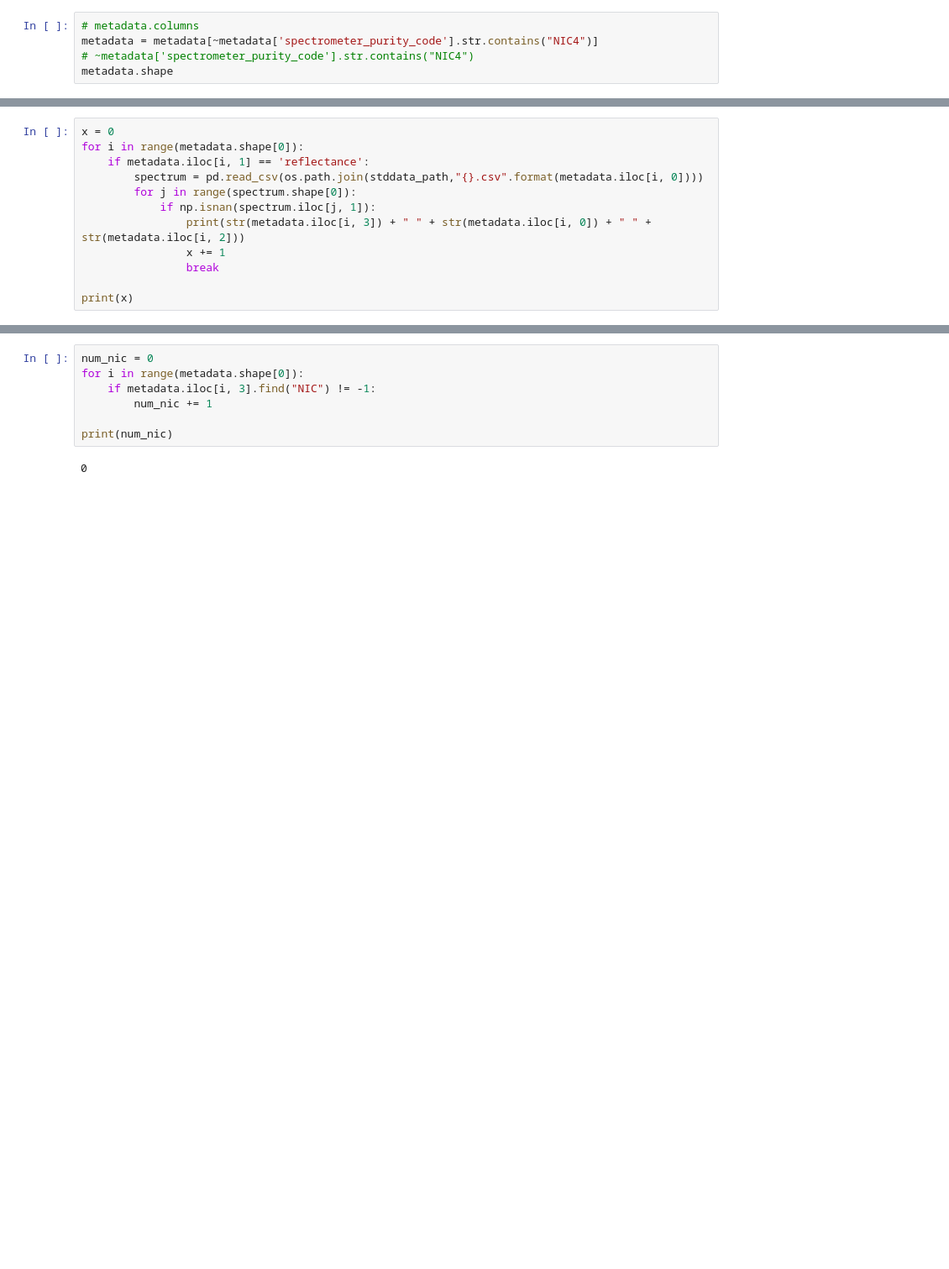
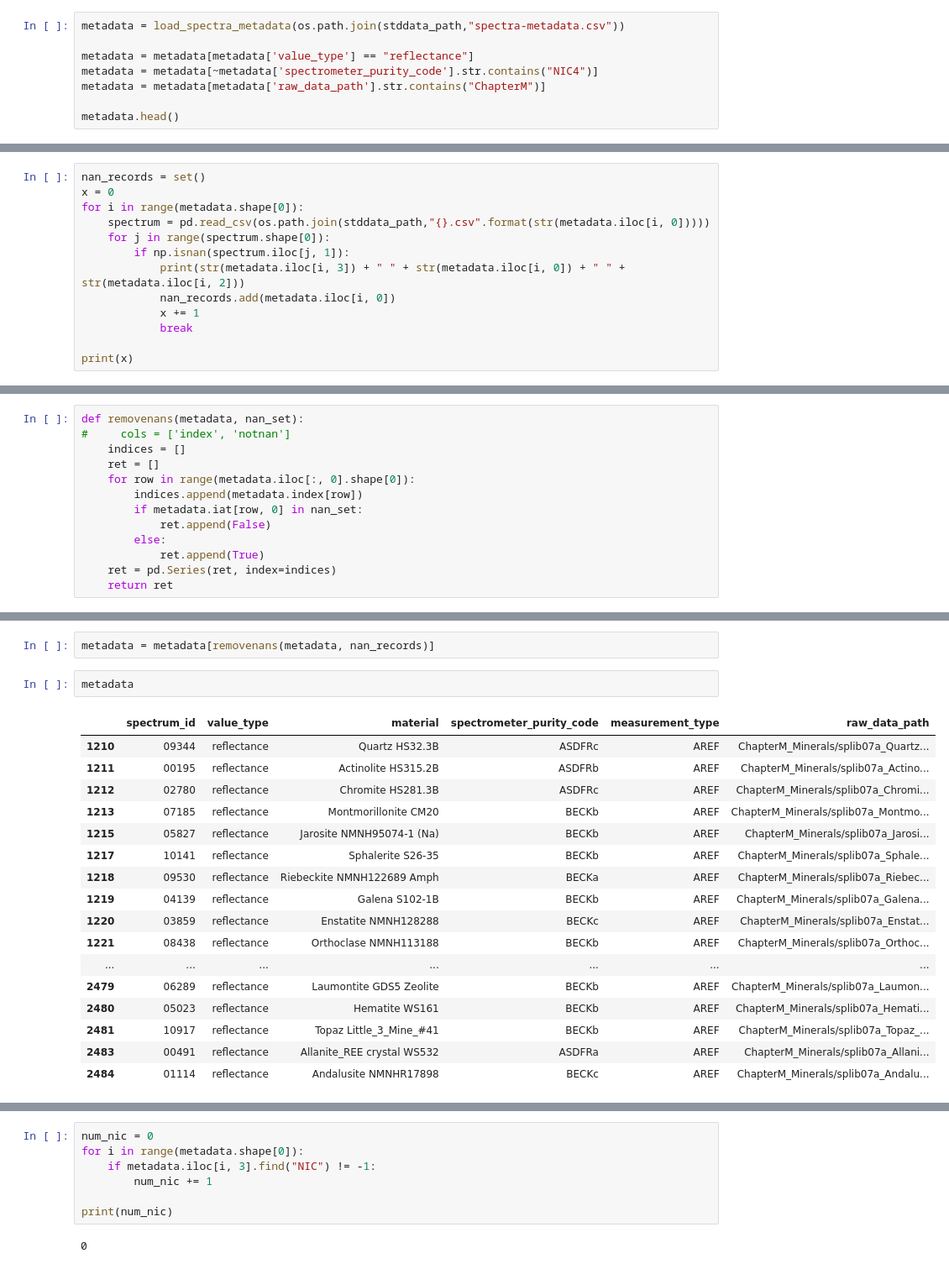
Before and after one commit to velexi-corporation/RESEARCH-2020-SpectraML, a Jupyter notebook: lab-notebook/smunukutla/2019-07-29-SAM - Standardized Data Testing.ipynb, the cells around one changed output, grey strips where cells are left out. Shown at 84% size. Saved outputs shown, nothing was run; the diff lists cells and outputs as text; blank space fills up the shorter version.

```diff
--- a/lab-notebook/smunukutla/2019-07-29-SAM - Standardized Data Testing.ipynb
+++ b/lab-notebook/smunukutla/2019-07-29-SAM - Standardized Data Testing.ipynb
@@ -36,6 +20,9 @@ metadata.iloc[327, 1]
 # %%
-# metadata.columns
+metadata = load_spectra_metadata(os.path.join(stddata_path,"spectra-metadata.csv"))
+
+metadata = metadata[metadata['value_type'] == "reflectance"]
 metadata = metadata[~metadata['spectrometer_purity_code'].str.contains("NIC4")]
-# ~metadata['spectrometer_purity_code'].str.contains("NIC4")
-metadata.shape
+metadata = metadata[metadata['raw_data_path'].str.contains("ChapterM")]
+
+metadata.head()
 # %% [output]
@@ -43,13 +35,14 @@ metadata.shape
 # %%
+nan_records = set()
 x = 0
 for i in range(metadata.shape[0]):
-    if metadata.iloc[i, 1] == 'reflectance':
-        spectrum = pd.read_csv(os.path.join(stddata_path,"{}.csv".format(metadata.iloc[i, 0])))
-        for j in range(spectrum.shape[0]):
-            if np.isnan(spectrum.iloc[j, 1]):
-                print(str(metadata.iloc[i, 3]) + " " + str(metadata.iloc[i, 0]) + " " + str(metadata.iloc[i, 2]))
-                x += 1
-                break
+    spectrum = pd.read_csv(os.path.join(stddata_path,"{}.csv".format(str(metadata.iloc[i, 0]))))
+    for j in range(spectrum.shape[0]):
+        if np.isnan(spectrum.iloc[j, 1]):
+            print(str(metadata.iloc[i, 3]) + " " + str(metadata.iloc[i, 0]) + " " + str(metadata.iloc[i, 2]))
+            nan_records.add(metadata.iloc[i, 0])
+            x += 1
+            break
 
 print(x)
 # %% [output]
@@ -72,0 +65,13 @@ BECKa 18950 Montmorill+Toluene SWy .5ml
+# %%
+def removenans(metadata, nan_set):
+#     cols = ['index', 'notnan']
+    indices = []
+    ret = []
+    for row in range(metadata.iloc[:, 0].shape[0]):
+        indices.append(metadata.index[row])
+        if metadata.iat[row, 0] in nan_set:
+            ret.append(False)
+        else:
+            ret.append(True)
+    ret = pd.Series(ret, index=indices)
+    return ret
@@ -72,0 +101,22 @@ BECKa 18950 Montmorill+Toluene SWy .5ml
+# %%
+metadata = metadata[removenans(metadata, nan_records)]
+# %%
+metadata
+# %% [output]
+|  | spectrum_id | value_type | material | spectrometer_purity_code | measurement_type | raw_data_path |
+| 1210 | 09344 | reflectance | Quartz HS32.3B | ASDFRc | AREF | ChapterM_Minerals/splib07a_Quartz... |
+| 1211 | 00195 | reflectance | Actinolite HS315.2B | ASDFRb | AREF | ChapterM_Minerals/splib07a_Actino... |
+| 1212 | 02780 | reflectance | Chromite HS281.3B | ASDFRc | AREF | ChapterM_Minerals/splib07a_Chromi... |
+| 1213 | 07185 | reflectance | Montmorillonite CM20 | BECKb | AREF | ChapterM_Minerals/splib07a_Montmo... |
+| 1215 | 05827 | reflectance | Jarosite NMNH95074-1 (Na) | BECKb | AREF | ChapterM_Minerals/splib07a_Jarosi... |
+| 1217 | 10141 | reflectance | Sphalerite S26-35 | BECKb | AREF | ChapterM_Minerals/splib07a_Sphale... |
+| 1218 | 09530 | reflectance | Riebeckite NMNH122689 Amph | BECKa | AREF | ChapterM_Minerals/splib07a_Riebec... |
+| 1219 | 04139 | reflectance | Galena S102-1B | BECKb | AREF | ChapterM_Minerals/splib07a_Galena... |
+| 1220 | 03859 | reflectance | Enstatite NMNH128288 | BECKc | AREF | ChapterM_Minerals/splib07a_Enstat... |
+| 1221 | 08438 | reflectance | Orthoclase NMNH113188 | BECKb | AREF | ChapterM_Minerals/splib07a_Orthoc... |
+| ... | ... | ... | ... | ... | ... | ... |
+| 2479 | 06289 | reflectance | Laumontite GDS5 Zeolite | BECKb | AREF | ChapterM_Minerals/splib07a_Laumon... |
+| 2480 | 05023 | reflectance | Hematite WS161 | BECKb | AREF | ChapterM_Minerals/splib07a_Hemati... |
+| 2481 | 10917 | reflectance | Topaz Little_3_Mine_#41 | BECKb | AREF | ChapterM_Minerals/splib07a_Topaz_... |
+| 2483 | 00491 | reflectance | Allanite_REE crystal WS532 | ASDFRa | AREF | ChapterM_Minerals/splib07a_Allani... |
+| 2484 | 01114 | reflectance | Andalusite NMNHR17898 | BECKc | AREF | ChapterM_Minerals/splib07a_Andalu... |
```
Also changed, not shown: parts of 11 cells of this notebook, 36 other files.
